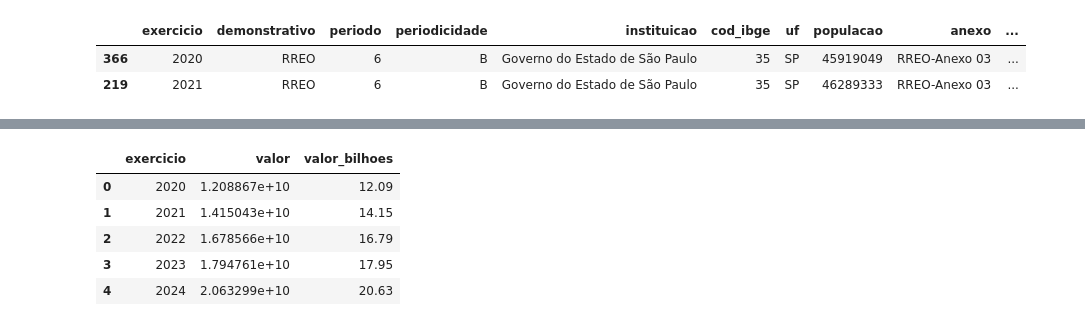
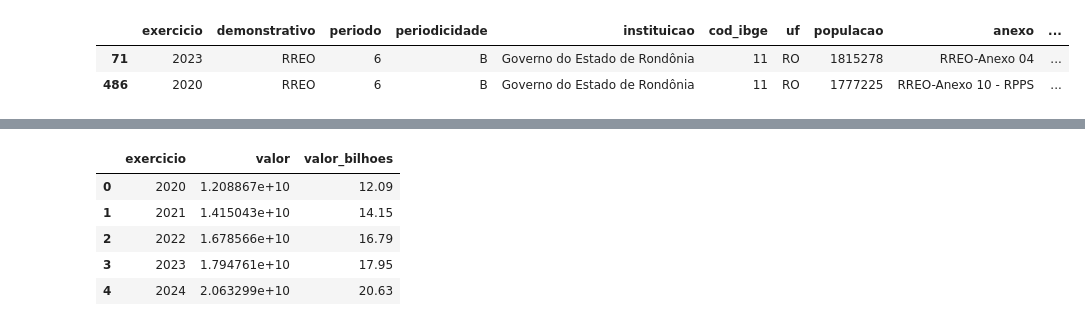
Before and after one commit to PedroJRod/api_siconfi, a Jupyter notebook: report.ipynb, the cells around one changed output, grey strips where cells are left out. Cells and saved outputs as stored; diff of their text form; code cells hidden in the pictures.

```diff
--- a/report.ipynb
+++ b/report.ipynb
@@ -44,6 +26,6 @@ for i in an_exercicio:
 # %%
-#rreo_df.sample(2)
+rreo_df.sample(2)
 # %% [output]
 |  | exercicio | demonstrativo | periodo | periodicidade | instituicao | cod_ibge | uf | populacao | anexo | ... |
-| 366 | 2020 | RREO | 6 | B | Governo do Estado de São Paulo | 35 | SP | 45919049 | RREO-Anexo 03 | ... |
-| 219 | 2021 | RREO | 6 | B | Governo do Estado de São Paulo | 35 | SP | 46289333 | RREO-Anexo 03 | ... |
+| 71 | 2023 | RREO | 6 | B | Governo do Estado de Rondônia | 11 | RO | 1815278 | RREO-Anexo 04 | ... |
+| 486 | 2020 | RREO | 6 | B | Governo do Estado de Rondônia | 11 | RO | 1777225 | RREO-Anexo 10 - RPPS | ... |
```
Also changed, not shown: parts of 13 cells of this notebook, 2 other files.
